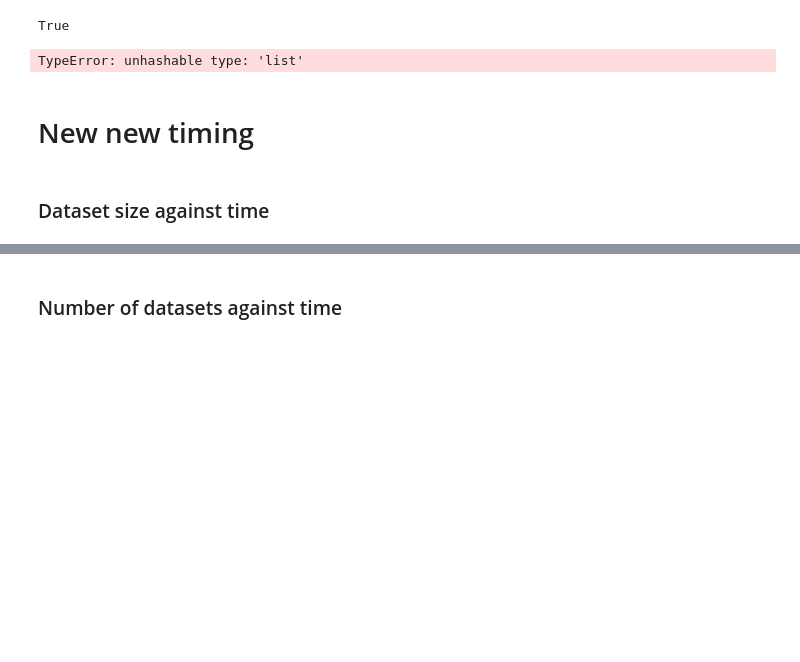
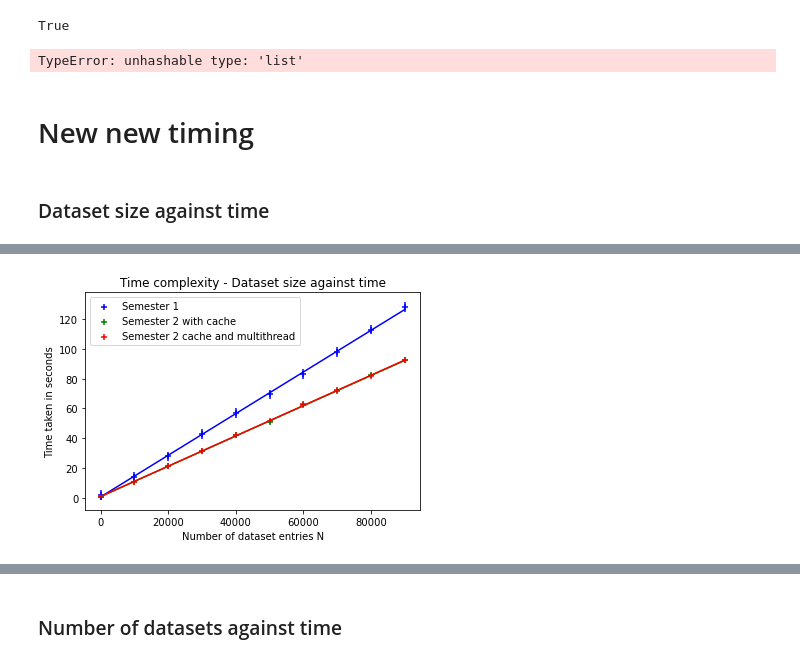
Before and after one commit to SplitSky/resdata, a Jupyter notebook: notebooks/Timing functions.ipynb, the cells around one changed output, grey strips where cells are left out. Saved outputs shown, nothing was run; the diff lists cells and outputs as text; code cells hidden in the pictures; blank space fills up the shorter version.

```diff
--- a/notebooks/Timing functions.ipynb
+++ b/notebooks/Timing functions.ipynb
@@ -381,0 +327,83 @@ plt.show()
+# %%
+def getChiSqrt(fit_y, y, ey):
+    # all arrays are numpy arrays
+    # returns the chi squared value
+    chi_sqrt = ((y - fit_y) / (ey)) ** 2
+    return np.sum(chi_sqrt)
+
+def print_coeff(coff, error):
+    print("Printing coeffcients")
+    print('constant term = {:.3g} +/- {:.2g}'.format(coff[1],error[1][1]))
+    print('linear term   = {:.3g} +/- {:.2g}'.format(coff[0],error[0][0]))
+    print(" ")
+
+
+
+def plot_Data(x, y, error_y, label, color):
+    y_weights = (1 / error_y) * np.ones(np.size(y))
+    y_errors = error_y * np.ones(np.size(y))
+    fit_parameters, fit_errors = np.polyfit(x, y, 1, cov=True, w=y_weights)
+    y_fitted = np.polyval(fit_parameters, x)
+
+    print(f'Coefficients for {label}')
+    temp = getChiSqrt(y_fitted, y, y_errors)
+    print(f'Chi squared: {temp}')
+    print_coeff(fit_parameters,fit_errors)
+    plt.scatter(x,y,color=color,marker='+',label=label)
+    plt.plot(x, y_fitted, color=color)
+    plt.errorbar(x,y,error_y,color=color, linestyle=' ')
+    plt.legend()
+
+def get_errors(x,y):
+    coff = np.polyfit(x,y,3)
+    x = np.array(x)
+    y = np.array(y)
+    f = lambda x, coff : coff[3] + coff[2]*x + coff[1]*x**2 + coff[0]*x**3
+
+    std = np.std(y-f(x,coff))
+    #return np.array(x)*0 + np.mean(np.abs(y-f(x, coff)))
+    return np.array(x)*0 + std*2
+
+import numpy as np
+import matplotlib.pyplot as plt
+# old data
+x_abs = np.arange(0,100000,1000)
+x=[0, 10000, 20000, 30000, 40000, 50000, 60000, 70000, 80000, 90000]
+y=[1.9370907610000359, 14.31611829800022, 27.76208614299958, 43.01399246499932, 57.06589911500032, 69.40096504699977, 83.23451032699995, 97.79610589299955, 113.03963722800017, 128.0035330820001]
+
+
+ey = get_errors(x,y)
+plot_Data(x,y,ey, "Semester 1","b")
+
+# number of dataset entries dependency on time
+# new data - no cache or no multithread
+
+
+
+x = [0, 10000, 20000, 30000, 40000, 50000, 60000, 70000, 80000, 90000]
+y = [1.59718059899933, 12.040914136000538, 22.20516422899982, 33.275151013999675, 42.286958357, 51.80988918799994, 62.6146269840001, 72.28213849299937, 82.86467851399993, 93.00410126500083]
+
+
+# new data with cache enabled
+x= [0, 10000, 20000, 30000, 40000, 50000, 60000, 70000, 80000, 90000]
+y=[0.8611950840004283, 10.754028700999697, 21.363570642999548, 31.389242595000724, 41.91990103900025, 51.21813546300018, 62.073974048999844, 71.68615343599959, 82.32624440200016, 92.2875103410006]
+
+ey = get_errors(x,y)/2
+plot_Data(x,y,ey, "Semester 2 with cache","g")
+
+
+# new data with cache and multithreading
+x= [0, 10000, 20000, 30000, 40000, 50000, 60000, 70000, 80000, 90000]
+y=[0.8867142600001898, 10.651210166000055, 21.16087392300051, 31.30209599799946, 42.02718274400013, 51.761872557999595, 62.87305915900015, 72.11619896100001, 82.08008494799924, 92.2495490429992]
+ey = get_errors(x,y)/2
+plot_Data(x,y,ey, "Semester 2 cache and multithread","r")
+
+
+plt.savefig("dat_size_vs_time.png")
+plt.title("Time complexity - Dataset size against time")
+plt.xlabel("Number of dataset entries N")
+plt.ylabel("Time taken in seconds")
+plt.legend()
+plt.show()
+plt.savefig("dat_size_vs_time.png")
+# %% [output]
@@ -381,0 +427 @@ plt.show()
+[figure, added]
```
Also changed, not shown: parts of 5 cells of this notebook, 1 other file.
